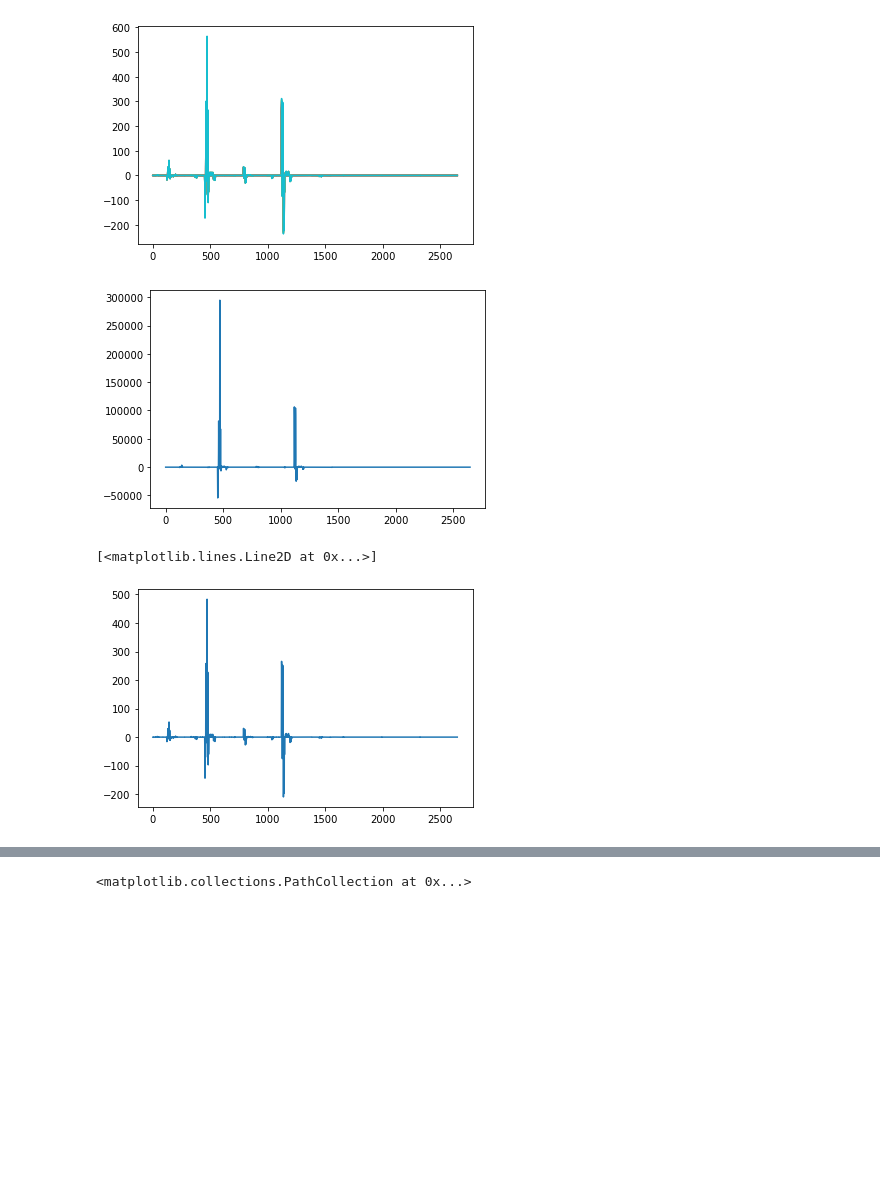
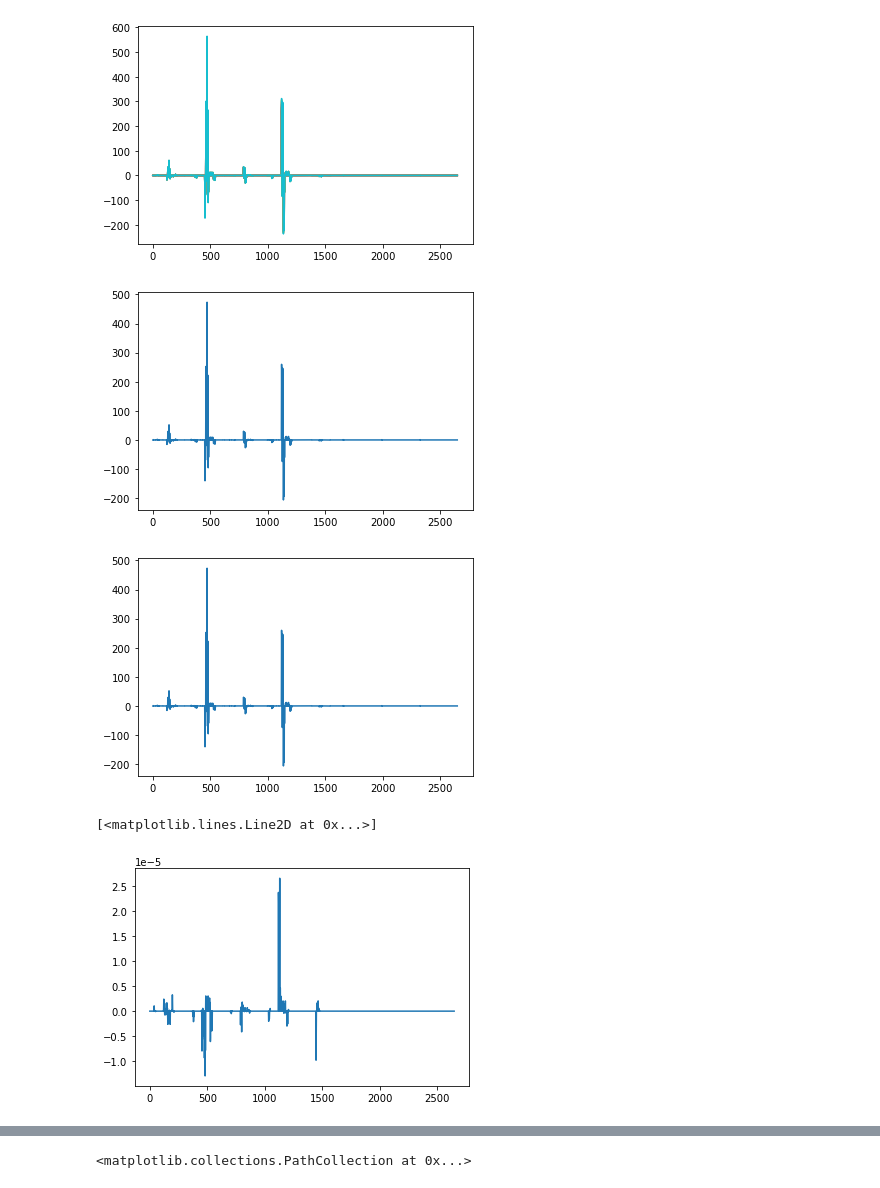
Before and after one commit to diogenes1991/RBMSecar, a Jupyter notebook: Emulator/RBM.ipynb, the cells around one changed output, grey strips where cells are left out. Saved outputs shown, nothing was run; the diff lists cells and outputs as text; code cells hidden in the pictures; blank space fills up the shorter version.

Commit message:
Bug Fixes on the Emulator

```diff
--- a/Emulator/RBM.ipynb
+++ b/Emulator/RBM.ipynb
@@ -8,7 +8,7 @@ from scipy.interpolate import CubicSpline
 from CozyMatrix import CozyMatrix
 # %%
 # Get the list of all files and directories
-path = "path/to/Cozy/Reults"
+path = "C:/Users/dioge/Code/GitHub/2023-FRIB-TA-Summer-School/model-mixing/RBMSecar/Emulator/Results"
 dir_list = os.listdir(path)
 scales = [ float(name) for name in dir_list ]
 # %%
@@ -34,8 +34,10 @@ class Emulator:
         self.matrix = matrix
         self.cutoff = cutoff
         self.height,self.width = self.matrix.shape
+        self.build()
 
     def normalize(self):
+        ''' Normalize the data '''
         self.means = [ np.average(self.matrix[:,i]) for i in range(self.width) ]
         self.sdevs = [ np.std(self.matrix[:,i])     for i in range(self.width) ]
         self.renor = [ [
@@ -46,28 +48,29 @@ class Emulator:
         self.renor = np.array(self.renor)
 
     def build(self):
+        self.normalize()
         self.u,self.s,self.v = np.linalg.svd(self.renor)
         self.splines = [ sp.interpolate.CubicSpline(self.axis,self.u[:,i]) for i in range(self.cutoff) ]
 
     def __call__(self,value):
-        rval = self.means
+        rval = np.zeros(self.width)
         for i in range(self.cutoff):
-            rval += self.splines[i](value)*self.v[i]
-        rval = np.multiply(rval,self.sdevs)
+            rval += self.splines[i](value)*self.s[i]*self.v[i]
+        rval = np.multiply(rval,self.sdevs) + self.means
         return rval
 
-
-MagnetEmulator = Emulator(scales,big_matrix,102)
-MagnetEmulator.normalize()
-MagnetEmulator.build()
+MagnetEmulator = Emulator(scales,big_matrix,15)
 # %%
 plt.plot(MagnetEmulator(0.5))
 plt.show()
-plt.plot(big_matrix[1])
+plt.plot(big_matrix[0])
+plt.show()
+plt.plot(MagnetEmulator(0.5)-big_matrix[0])
 # %% [output]
-[figure, old version]
+[figure, new version]
+[figure, new version]
 [<matplotlib.lines.Line2D at 0x...>]
-[figure, old version]
+[figure, added]
 # %%
 x = [ 0.5 + (i/100) for i in range(200) ]
 y = [ MagnetEmulator.splines[0](xs) for xs in x ]
```
Also changed, not shown: parts of 1 cell of this notebook.
